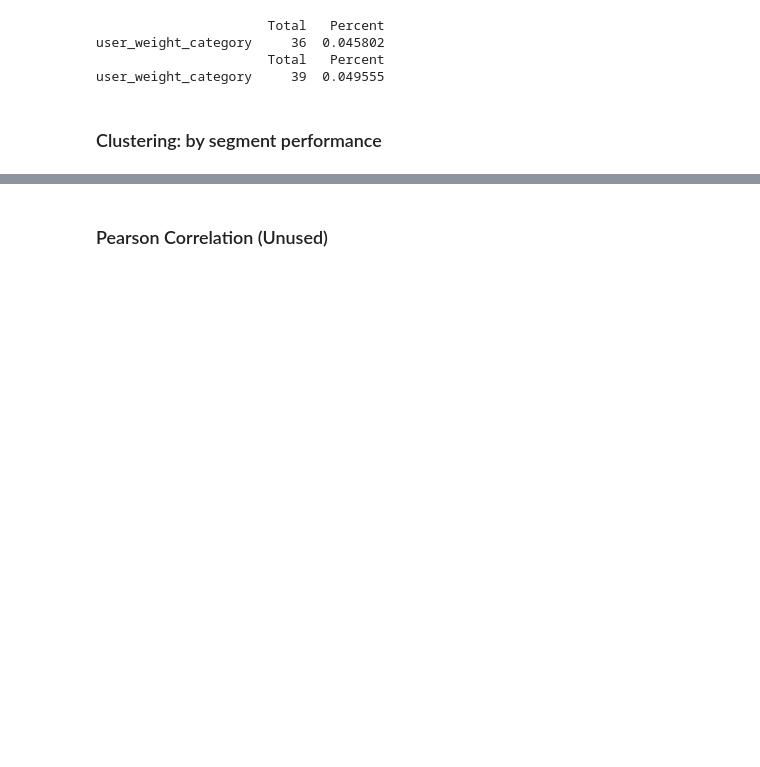
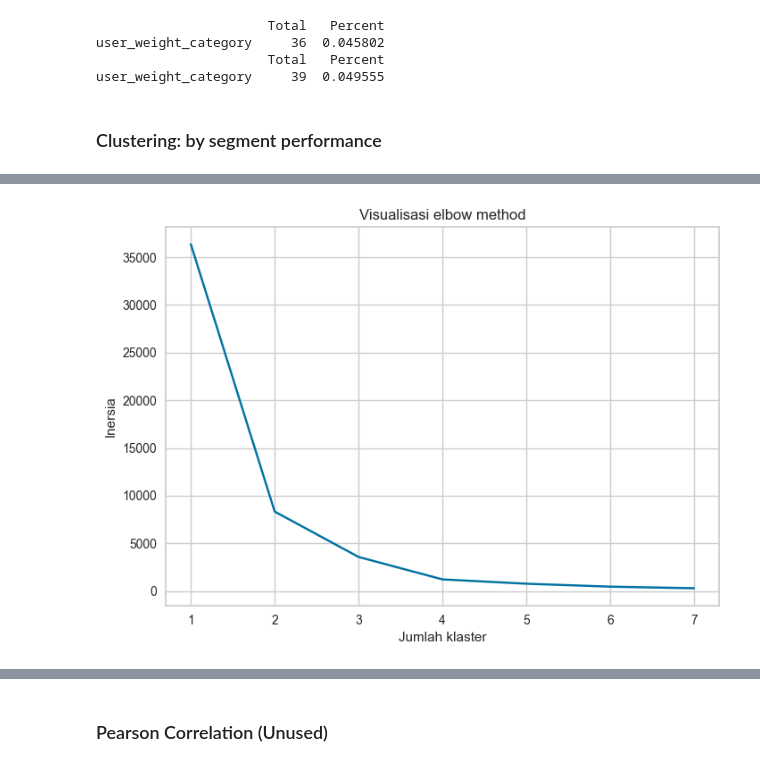
Before and after one commit to farrasjay/bingchilling-csl-kasdd, a Jupyter notebook: dk/TK.ipynb, the cells around one changed output, grey strips where cells are left out. Cells and saved outputs as stored; diff of their text form; code cells hidden in the pictures; blank space fills up the shorter version.

```diff
--- a/dk/TK.ipynb
+++ b/dk/TK.ipynb
@@ -711,3 +687,18 @@ from sklearn.cluster import KMeans
 from sklearn.decomposition import PCA
 import matplotlib.pyplot as plt
 from yellowbrick.cluster import SilhouetteVisualizer
+# %%
+# Memvisualisasikan elbow method
+inertia = []
+for cluster in range(1, 8):
+    km = KMeans(n_clusters=cluster, n_init=10)
+    km = km.fit(cluster_df)
+    inertia.append(km.inertia_)
+
+plt.plot(range(1, 8), inertia, 'bx-')
+plt.xlabel('Jumlah klaster')
+plt.ylabel('Inersia')
+plt.title('Visualisasi elbow method')
+plt.show()
+# %% [output]
+[figure, added]
```
Also changed, not shown: parts of 18 cells of this notebook.
